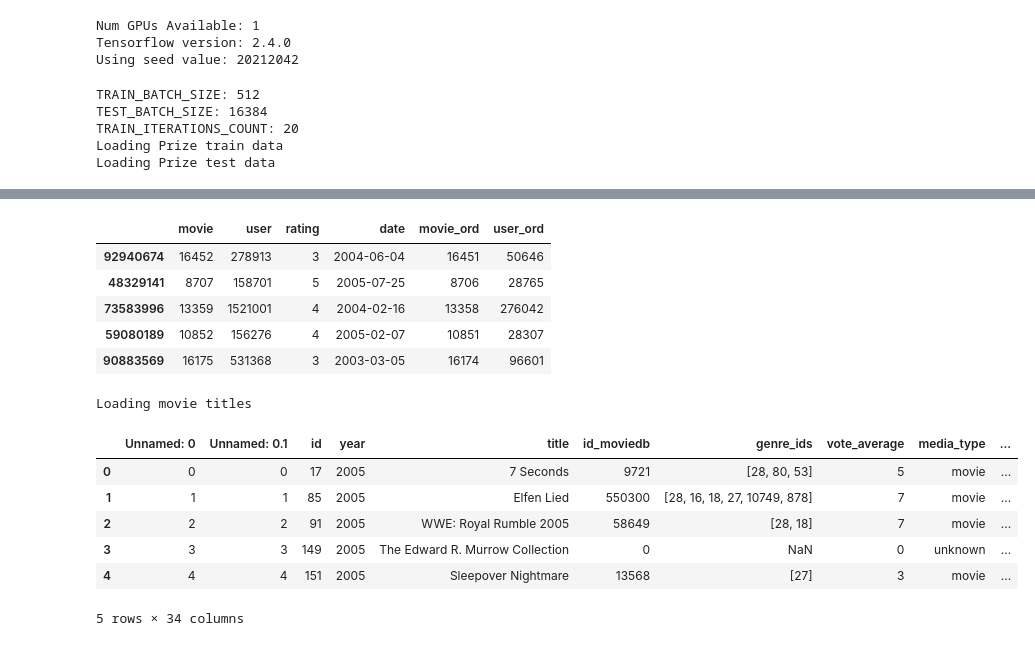
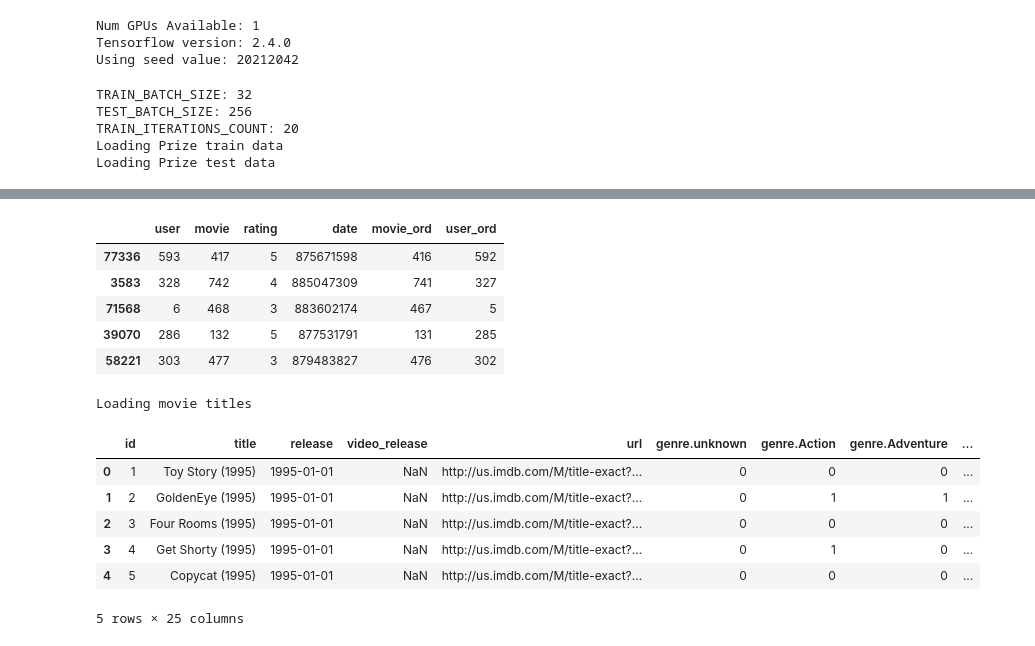
Before and after one commit to atotev/CA683-2021-dara, a Jupyter notebook: UtilityMatrix-nocontent.ipynb, the cells around one changed output, grey strips where cells are left out. Saved outputs shown, nothing was run; the diff lists cells and outputs as text; code cells hidden in the pictures.

```diff
--- a/UtilityMatrix-nocontent.ipynb
+++ b/UtilityMatrix-nocontent.ipynb
@@ -36,10 +36,11 @@ np.random.seed(seed_value)
 tf.random.set_seed(seed_value) # tensorflow 2.x
 
 # Set paths
+PRIZE_DATA = False
 base_dir = "/workspace/C683_Assignment"
-data_dir = os.path.join(base_dir, "prize-data")
+data_dir = os.path.join(base_dir, "prize-data" if PRIZE_DATA else "ml-100k")
 movie_titles = os.path.join(data_dir, "movie_titles.csv")
-model_filepath_tmpl = os.path.join(base_dir, "model-weights", "weights-concat_genre-%s-%d-rmse%.04f-batch%d.h5")
+model_filepath_tmpl = os.path.join(base_dir, "model-weights", "weights-%s-%s-%d-rmse%.04f-batch%d.h5")
 all_data_filepath  = os.path.join(data_dir, "all_data.csv")
 train_data_filepath  = os.path.join(data_dir, "train_data.pkl")
 test_data_filepath = os.path.join(data_dir, "test_data.pkl")
@@ -75,11 +76,11 @@ Tensorflow version: 2.4.0
 Using seed value: 20212042
 # %%
 # Constants
-USER_COUNT = 480189
-MOVIE_COUNT = 17770
+USER_COUNT = 480189 if PRIZE_DATA else 943
+MOVIE_COUNT = 17770 if PRIZE_DATA else 1682
+TRAIN_BATCH_SIZE = 512 if PRIZE_DATA else 32
+TEST_BATCH_SIZE = 16384 if PRIZE_DATA else 256
 MAX_YEAR = 2021
-TRAIN_BATCH_SIZE = 512
-TEST_BATCH_SIZE = 16384
 TRAIN_ITERATIONS_COUNT = 20
 print("TRAIN_BATCH_SIZE: %d" % TRAIN_BATCH_SIZE)
 print("TEST_BATCH_SIZE: %d" % TEST_BATCH_SIZE)
@@ -87,11 +88,19 @@ print("TRAIN_ITERATIONS_COUNT: %d" % TRAIN_ITERATIONS_COUNT)
 
 # Prepare train/test if needed
 if not os.path.isfile(train_data_filepath) or not os.path.isfile(test_data_filepath):
-    print("Loading Netflix Prize data set")
-    all_data = pd.read_csv(all_data_filepath,
-                           names=[ "movie", "user", "rating", "date" ],
-                           dtype={ "movie": np.int, "user": np.int, "movie": np.int },
-                           parse_dates=["date"])
+    all_data = None
+    if PRIZE_DATA:
+        print("Loading Netflix Prize data set")
+        all_data = pd.read_csv(all_data_filepath,
+                               names=[ "movie", "user", "rating", "date" ],
+                               dtype={ "movie": np.int, "user": np.int, "movie": np.int },
+                               parse_dates=["date"])
+    else:
+        all_data = pd.read_csv(all_data_filepath,
+                               names=[ "user", "movie", "rating", "date" ],
+                               dtype={ "movie": np.int, "user": np.int, "movie": np.int },
+                               parse_dates=["date"],
+                               sep="\t")
     print("Creating ordinal encodings for movie and user")
     ord_enc = OrdinalEncoder(dtype=np.int)
     all_data["movie_ord"] = ord_enc.fit_transform(all_data[["movie"]])
@@ -111,15 +120,29 @@ else:
 
 display(train_data.head())
 train_batch_count = train_data.shape[0] // TRAIN_BATCH_SIZE
+steps_per_epoch = train_batch_count//(1000 if PRIZE_DATA else 50)
 display(test_data.head())
 test_batch_count = test_data.shape[0] // TEST_BATCH_SIZE
 
 print("Loading movie titles")
-titles = pd.read_csv(movie_titles)
+titles = None
+if PRIZE_DATA:
+    titles = pd.read_csv(movie_titles)
+else:
+    titles = pd.read_csv(movie_titles,
+                   names=[ "id", "title", "release", "video_release", "url",
+                          "genre.unknown", "genre.Action", "genre.Adventure", "genre.Animation", "genre.Children's",
+                          "genre.Comedy", "genre.Crime", "genre.Documentary", "genre.Drama", "genre.Fantasy",
+                          "genre.Film-Noir", "genre.Horror", "genre.Musical", "genre.Mystery", "genre.Romance", "genre.Sci-Fi",
+                          "genre.Thriller", "genre.War", "genre.Western" ],
+                   parse_dates=["release"],
+                   sep="|")
+    titles = titles.dropna(subset=["release"])
+    titles["year"] = titles["release"].apply(lambda x: int(x.year))
 display(titles.head())
 # %% [output]
-TRAIN_BATCH_SIZE: 512
-TEST_BATCH_SIZE: 16384
+TRAIN_BATCH_SIZE: 32
+TEST_BATCH_SIZE: 256
 TRAIN_ITERATIONS_COUNT: 20
 Loading Prize train data
 Loading Prize test data
@@ -132,17 +155,17 @@ Loading Prize test data
-|  | movie | user | rating | date | movie_ord | user_ord |
-| 92940674 | 16452 | 278913 | 3 | 2004-06-04 | 16451 | 50646 |
-| 48329141 | 8707 | 158701 | 5 | 2005-07-25 | 8706 | 28765 |
-| 73583996 | 13359 | 1521001 | 4 | 2004-02-16 | 13358 | 276042 |
-| 59080189 | 10852 | 156276 | 4 | 2005-02-07 | 10851 | 28307 |
-| 90883569 | 16175 | 531368 | 3 | 2003-03-05 | 16174 | 96601 |
+|  | user | movie | rating | date | movie_ord | user_ord |
+| 77336 | 593 | 417 | 5 | 875671598 | 416 | 592 |
+| 3583 | 328 | 742 | 4 | 885047309 | 741 | 327 |
+| 71568 | 6 | 468 | 3 | 883602174 | 467 | 5 |
+| 39070 | 286 | 132 | 5 | 877531791 | 131 | 285 |
+| 58221 | 303 | 477 | 3 | 879483827 | 476 | 302 |
 Loading movie titles
-|  | Unnamed: 0 | Unnamed: 0.1 | id | year | title | id_moviedb | genre_ids | vote_average | media_type | ... |
-| 0 | 0 | 0 | 17 | 2005 | 7 Seconds | 9721 | [28, 80, 53] | 5 | movie | ... |
-| 1 | 1 | 1 | 85 | 2005 | Elfen Lied | 550300 | [28, 16, 18, 27, 10749, 878] | 7 | movie | ... |
-| 2 | 2 | 2 | 91 | 2005 | WWE: Royal Rumble 2005 | 58649 | [28, 18] | 7 | movie | ... |
-| 3 | 3 | 3 | 149 | 2005 | The Edward R. Murrow Collection | 0 | NaN | 0 | unknown | ... |
-| 4 | 4 | 4 | 151 | 2005 | Sleepover Nightmare | 13568 | [27] | 3 | movie | ... |
+|  | id | title | release | video_release | url | genre.unknown | genre.Action | genre.Adventure | ... |
+| 0 | 1 | Toy Story (1995) | 1995-01-01 | NaN | http://us.imdb.com/M/title-exact?... | 0 | 0 | 0 | ... |
+| 1 | 2 | GoldenEye (1995) | 1995-01-01 | NaN | http://us.imdb.com/M/title-exact?... | 0 | 1 | 1 | ... |
+| 2 | 3 | Four Rooms (1995) | 1995-01-01 | NaN | http://us.imdb.com/M/title-exact?... | 0 | 0 | 0 | ... |
+| 3 | 4 | Get Shorty (1995) | 1995-01-01 | NaN | http://us.imdb.com/M/title-exact?... | 0 | 1 | 0 | ... |
+| 4 | 5 | Copycat (1995) | 1995-01-01 | NaN | http://us.imdb.com/M/title-exact?... | 0 | 0 | 0 | ... |
-5 rows × 34 columns
+5 rows × 25 columns
 # %%
 # Define model
 user_input = keras.layers.Input(shape=(1,), name="User_ID")
```
Also changed, not shown: parts of 3 cells of this notebook, 2 other files.
